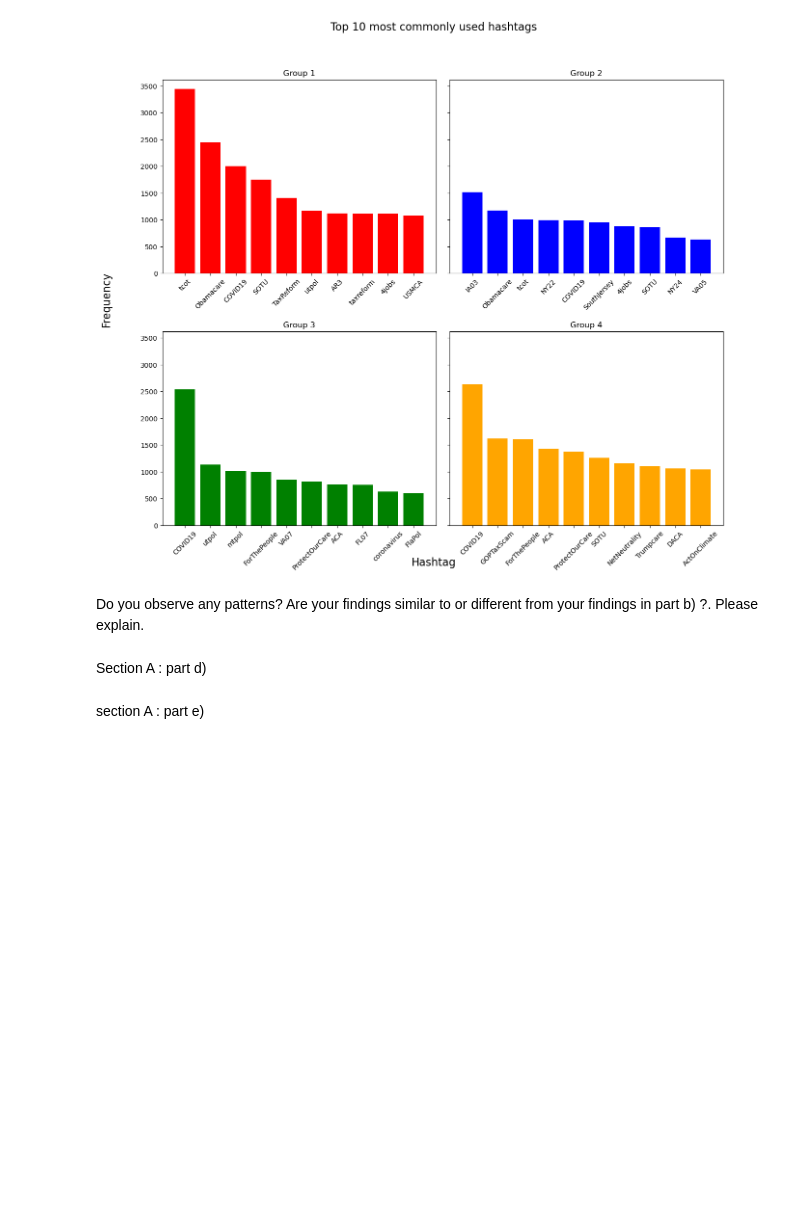
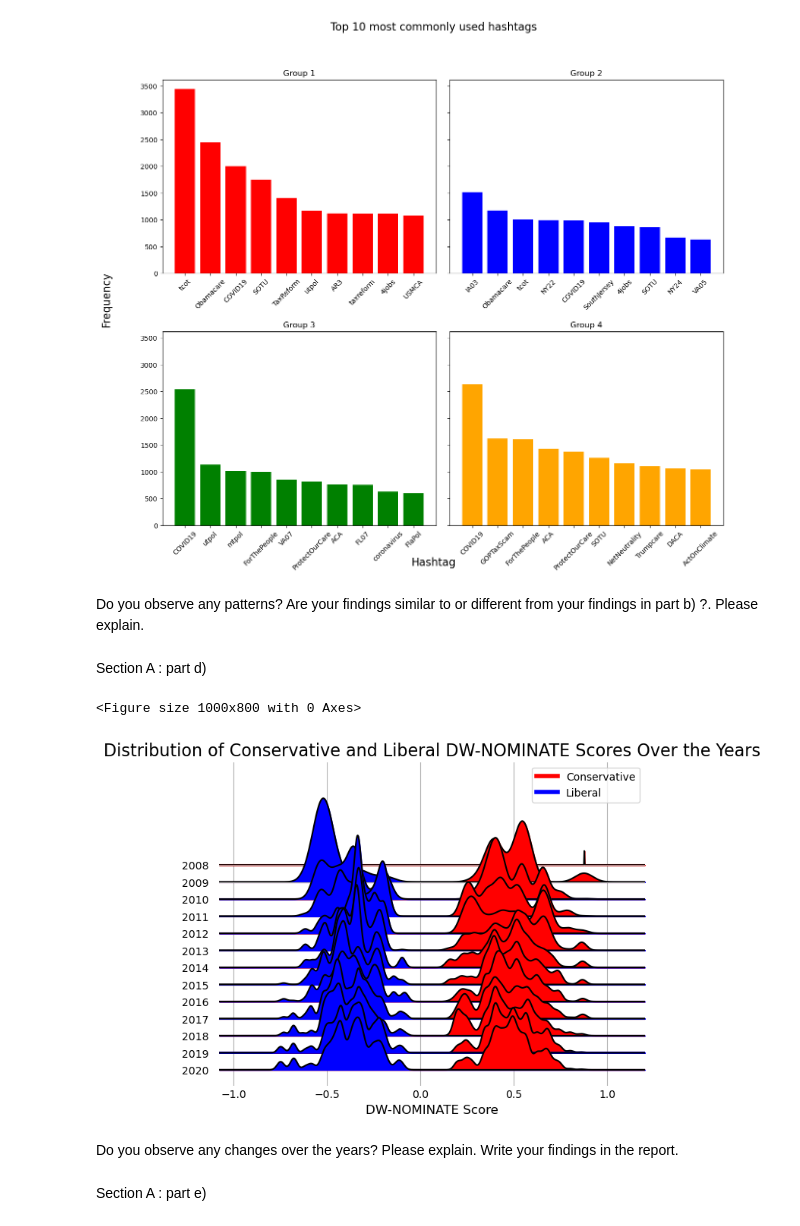
Before and after one commit to shyamc757/regression_modeling_of_political_ideology, a Jupyter notebook: descriptive.ipynb, the cells around one changed output. Drawn from its saved outputs; the diff is of its cells as text; code cells hidden in the pictures; blank space fills up the shorter version.

Commit message:
ridge plot done

```diff
--- a/descriptive.ipynb
+++ b/descriptive.ipynb
@@ -322,5 +284,79 @@ Do you observe any patterns? Are your findings similar to or
 different from your findings in part b) ?. Please explain.
 # %% [markdown]
 Section A : part d)
+# %%
+import pandas as pd
+import numpy as np
+import matplotlib.pyplot as plt
+import joypy
+
+# Step 1: Extract relevant columns and sort by year
+df = df_training[['dim1_nominate', 'year']].copy()
+df = df.sort_values(by='year')
+
+# Create a new dataframe to store the balanced data
+df_balanced = pd.DataFrame()
+
+# Step 2: Split dim1_nominate into two columns based on positive and negative values
+# Step 3 & 4: For each year, split, fill NaNs to balance, and combine into a new dataframe
+for year in df['year'].unique():
+    df_year = df[df['year'] == year]
+
+    # Split into conservative (positive) and liberal (negative)
+    conservative = df_year[df_year['dim1_nominate'] > 0]['dim1_nominate']
+    liberal = df_year[df_year['dim1_nominate'] <= 0]['dim1_nominate']
+
+    # Balance the number of rows between conservative and liberal by adding NaNs
+    if len(conservative) > len(liberal):
+        # Add NaNs to liberal values to match conservative size
+        liberal = liberal.append(pd.Series([np.nan] * (len(conservative) - len(liberal))))
+    else:
+        # Add NaNs to conservative values to match liberal size
+        conservative = conservative.append(pd.Series([np.nan] * (len(liberal) - len(conservative))))
+
+    # Create a temporary dataframe with balanced conservative and liberal values
+    df_temp = pd.DataFrame({
+        'year': [year] * len(conservative),
+        'conservative': conservative.values,
+        'liberal': liberal.values
+    })
+
+    # Append to the balanced dataframe
+    df_balanced = pd.concat([df_balanced, df_temp], ignore_index=True)
+
+# Step 5: Now we have a balanced dataframe with three columns: year, conservative, liberal
+
+# Step 6: Plot the joyplot (ridge plot) with consistent red and blue colors
+plt.figure(figsize=(10, 8))
+
+# Create joyplot for conservatives (red) and liberals (blue)
+fig, axes = joypy.joyplot(
+    data=df_balanced, by="year", overlap=2,
+    grid=True, fill=True, linecolor="black",
+    color=["red", "blue"]  # Red for conservatives, blue for liberals
+)
+
+# Add x-axis label
+plt.xlabel("DW-NOMINATE Score", fontsize=12)
+
+# Manually add y-axis label for year
+plt.ylabel("Year", fontsize=12)
+
+# Add title
+plt.title("Distribution of Conservative and Liberal DW-NOMINATE Scores Over the Years", fontsize=16)
+
+# Create custom legend
+plt.legend(handles=[
+    plt.Line2D([0], [0], color='red', lw=4, label='Conservative'),
+    plt.Line2D([0], [0], color='blue', lw=4, label='Liberal')
+], loc='upper right')
+
+# Show the plot
+plt.show()
+# %% [output]
+<Figure size 1000x800 with 0 Axes>
+[figure, added]
+# %% [markdown]
+Do you observe any changes over the years? Please explain. Write your findings in the report.
 # %% [markdown]
-section A : part e)
+Section A : part e)
```
Also changed, not shown: parts of 3 cells of this notebook.
